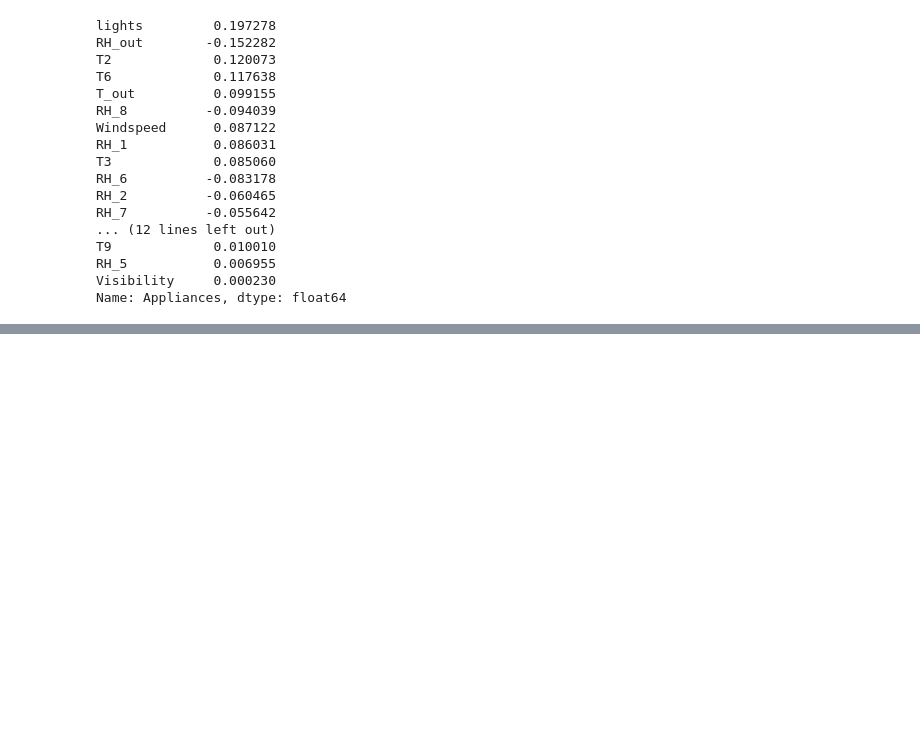
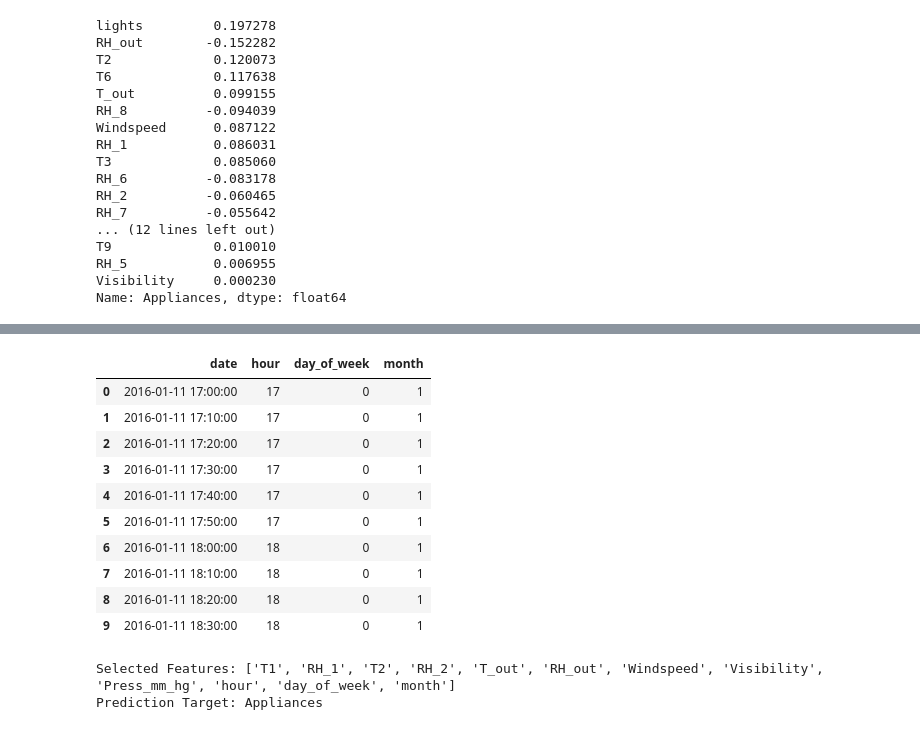
Before and after one commit to neginaitik68-occ/smart_energy_prediction, a Jupyter notebook: notebooks/linear_regression.ipynb, the cells around one changed output, grey strips where cells are left out. Saved outputs shown, nothing was run; the diff lists cells and outputs as text; code cells hidden in the pictures; blank space fills up the shorter version.

```diff
--- a/notebooks/linear_regression.ipynb
+++ b/notebooks/linear_regression.ipynb
@@ -258,3 +258,22 @@ T9             0.010010
 RH_5           0.006955
 Visibility     0.000230
 Name: Appliances, dtype: float64
+# %%
+# =================================
+# PROJECT SETUP
+# =================================
+
+# Import libraries
+import pandas as pd
+import numpy as np
+import matplotlib.pyplot as plt
+import seaborn as sns
+
+# Load dataset
+df = pd.read_csv("../dataset/KAG_energydata_complete.csv")
+
+# Display basic information
+print("Dataset Loaded Successfully!")
+print("Rows and Columns:", df.shape)
+
+display(df.head())
@@ -260,0 +316,9 @@ Name: Appliances, dtype: float64
+# %%
+data = df.copy()
+
+data["date"] = pd.to_datetime(data["date"])
+
+data = data.sort_values("date")
+
+print("Working dataset created!")
+display(data.head())
@@ -260,0 +334,43 @@ Name: Appliances, dtype: float64
+# %%
+data["hour"] = data["date"].dt.hour
+
+data["day_of_week"] = data["date"].dt.dayofweek
+
+data["month"] = data["date"].dt.month
+
+display(data[["date", "hour", "day_of_week", "month"]].head(10))
+# %% [output]
+|  | date | hour | day_of_week | month |
+| 0 | 2016-01-11 17:00:00 | 17 | 0 | 1 |
+| 1 | 2016-01-11 17:10:00 | 17 | 0 | 1 |
+| 2 | 2016-01-11 17:20:00 | 17 | 0 | 1 |
+| 3 | 2016-01-11 17:30:00 | 17 | 0 | 1 |
+| 4 | 2016-01-11 17:40:00 | 17 | 0 | 1 |
+| 5 | 2016-01-11 17:50:00 | 17 | 0 | 1 |
+| 6 | 2016-01-11 18:00:00 | 18 | 0 | 1 |
+| 7 | 2016-01-11 18:10:00 | 18 | 0 | 1 |
+| 8 | 2016-01-11 18:20:00 | 18 | 0 | 1 |
+| 9 | 2016-01-11 18:30:00 | 18 | 0 | 1 |
+# %%
+features = [
+    "T1",
+    "RH_1",
+    "T2",
+    "RH_2",
+    "T_out",
+    "RH_out",
+    "Windspeed",
+    "Visibility",
+    "Press_mm_hg",
+    "hour",
+    "day_of_week",
+    "month"
+]
+
+target = "Appliances"
+
+print("Selected Features:", features)
+print("Prediction Target:", target)
+# %% [output]
+Selected Features: ['T1', 'RH_1', 'T2', 'RH_2', 'T_out', 'RH_out', 'Windspeed', 'Visibility', 'Press_mm_hg', 'hour', 'day_of_week', 'month']
+Prediction Target: Appliances
```
Also changed, not shown: parts of 7 cells of this notebook.
